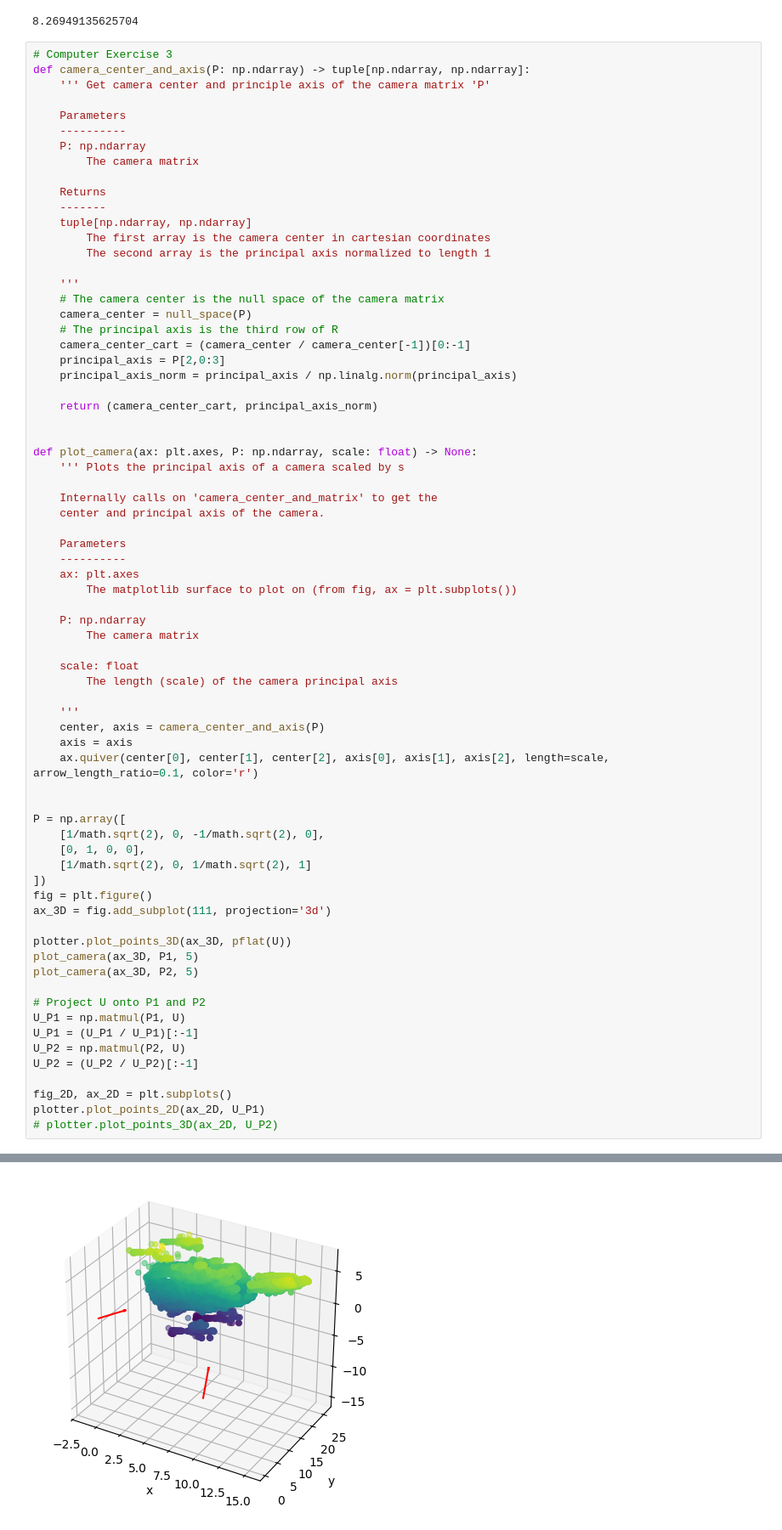
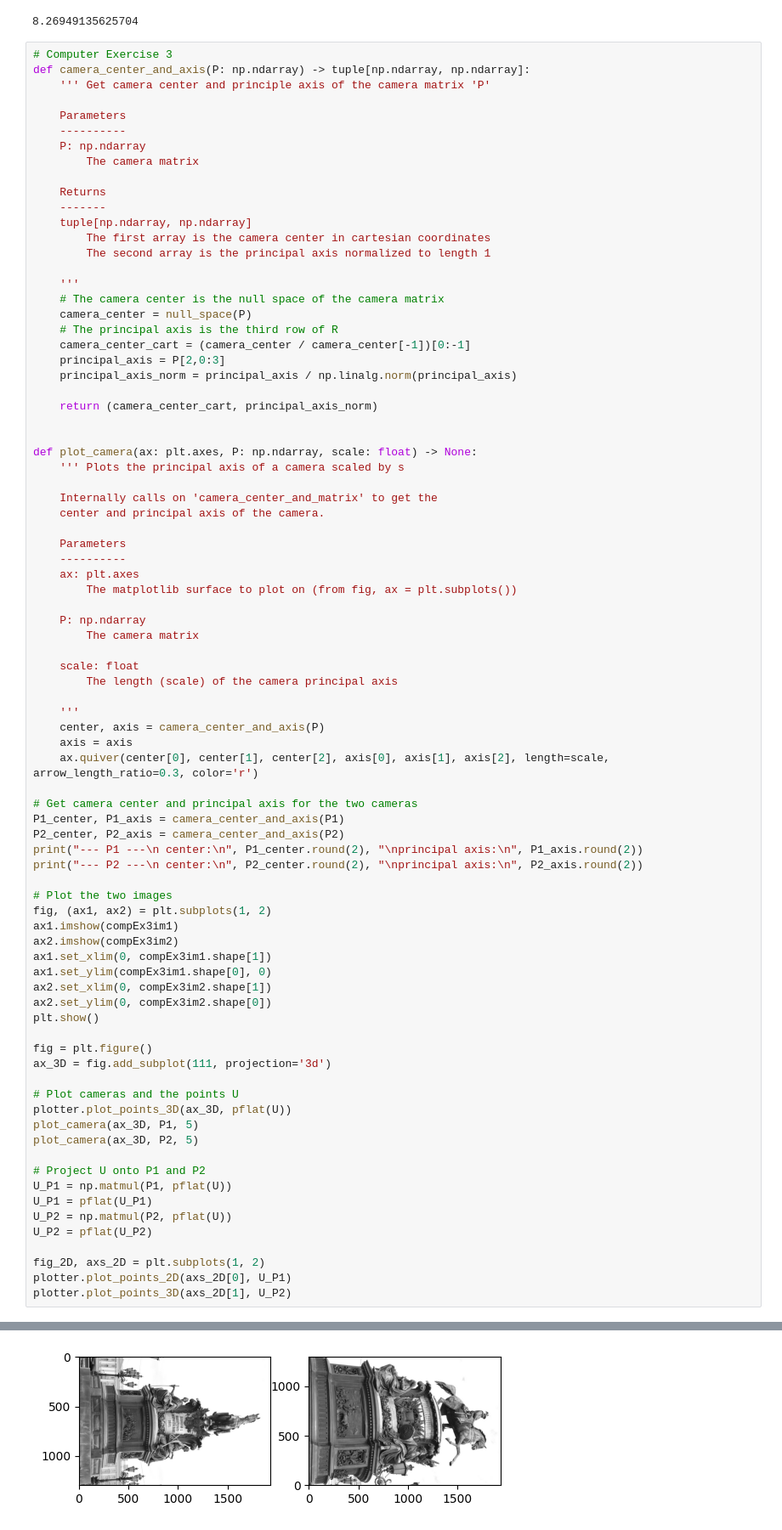
Before and after one commit to JohannesHolmgren/EEN020, a Jupyter notebook: assignment-1/assignment-1.ipynb, the cells around one changed output, grey strips where cells are left out. Shown at 85% size. Saved outputs shown, nothing was run; the diff lists cells and outputs as text.

```diff
--- a/assignment-1/assignment-1.ipynb
+++ b/assignment-1/assignment-1.ipynb
@@ -200,28 +208,39 @@ def plot_camera(ax: plt.axes, P: np.ndarray, scale: float) -> None:
     '''
     center, axis = camera_center_and_axis(P)
     axis = axis
-    ax.quiver(center[0], center[1], center[2], axis[0], axis[1], axis[2], length=scale, arrow_length_ratio=0.1, color='r')
+    ax.quiver(center[0], center[1], center[2], axis[0], axis[1], axis[2], length=scale, arrow_length_ratio=0.3, color='r')
 
+# Get camera center and principal axis for the two cameras
+P1_center, P1_axis = camera_center_and_axis(P1)
+P2_center, P2_axis = camera_center_and_axis(P2)
+print("--- P1 ---\n center:\n", P1_center.round(2), "\nprincipal axis:\n", P1_axis.round(2))
+print("--- P2 ---\n center:\n", P2_center.round(2), "\nprincipal axis:\n", P2_axis.round(2))
 
-P = np.array([
-    [1/math.sqrt(2), 0, -1/math.sqrt(2), 0],
-    [0, 1, 0, 0],
-    [1/math.sqrt(2), 0, 1/math.sqrt(2), 1]
-])
+# Plot the two images
+fig, (ax1, ax2) = plt.subplots(1, 2)
+ax1.imshow(compEx3im1)
+ax2.imshow(compEx3im2)
+ax1.set_xlim(0, compEx3im1.shape[1])
+ax1.set_ylim(compEx3im1.shape[0], 0)
+ax2.set_xlim(0, compEx3im2.shape[1])
+ax2.set_ylim(0, compEx3im2.shape[0])
+plt.show()
+
 fig = plt.figure()
 ax_3D = fig.add_subplot(111, projection='3d')
 
+# Plot cameras and the points U
 plotter.plot_points_3D(ax_3D, pflat(U))
 plot_camera(ax_3D, P1, 5)
 plot_camera(ax_3D, P2, 5)
 
 # Project U onto P1 and P2
-U_P1 = np.matmul(P1, U)
-U_P1 = (U_P1 / U_P1)[:-1]
-U_P2 = np.matmul(P2, U)
-U_P2 = (U_P2 / U_P2)[:-1]
+U_P1 = np.matmul(P1, pflat(U))
+U_P1 = pflat(U_P1)
+U_P2 = np.matmul(P2, pflat(U))
+U_P2 = pflat(U_P2)
 
-fig_2D, ax_2D = plt.subplots()
-plotter.plot_points_2D(ax_2D, U_P1)
-# plotter.plot_points_3D(ax_2D, U_P2)
+fig_2D, axs_2D = plt.subplots(1, 2)
+plotter.plot_points_2D(axs_2D[0], U_P1)
+plotter.plot_points_3D(axs_2D[1], U_P2)
 # %% [output]
@@ -229 +261 @@ plotter.plot_points_2D(ax_2D, U_P1)
-[figure, old version]
+[figure, new version]
```
Also changed, not shown: parts of 5 cells of this notebook, 1 other file.
